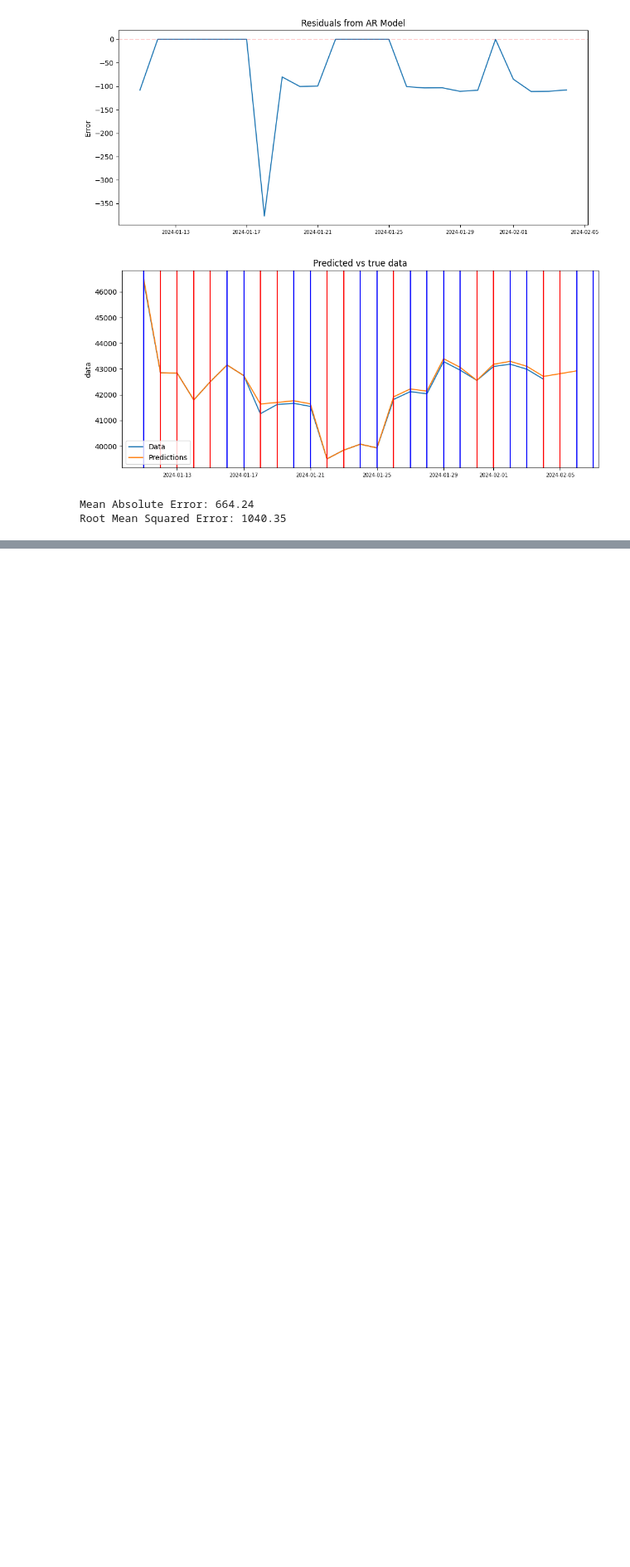
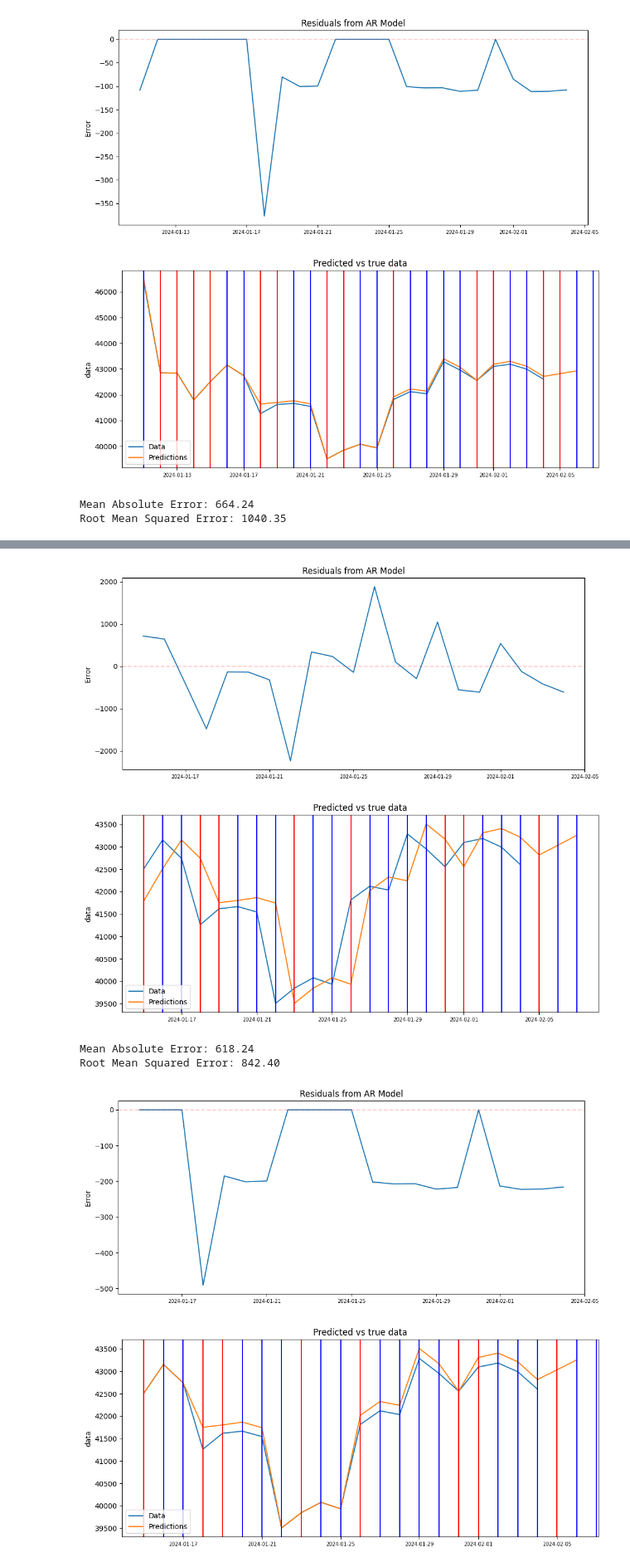
Before and after one commit to kirillsaidov/tm_forecast, a Jupyter notebook: src/tm_simulations.ipynb, the cells around one changed output, grey strips where cells are left out. Shown: that part at 83% size. Drawn from its saved outputs; the diff is of its cells as text; code cells hidden in the pictures; blank space fills up the shorter version.

Commit message:
tested using 2-day predictions with arima; simulations turned out to be worse

```diff
--- a/src/tm_simulations.ipynb
+++ b/src/tm_simulations.ipynb
@@ -184,7 +184,7 @@ def run_training_unsupervised(df_train: pd.DataFrame) -> pd.DataFrame:
 
 
 # runs the training process (supervised, correcting for true value and using its true value for training)
-def run_training_supervised(df_train: pd.DataFrame) -> tuple[pd.DataFrame, pd.Series]:
+def run_training_supervised(df_train: pd.DataFrame, n_periods: int = 1) -> tuple[pd.DataFrame, pd.Series]:
     # train the model
     model = AutoARIMA(
         trace=False,
@@ -193,7 +193,7 @@ def run_training_supervised(df_train: pd.DataFrame) -> tuple[pd.DataFrame, pd.Se
     ).fit(y=df_train, x=df_train)
 
     # predict
-    y_pred = model.predict(n_periods=1)
+    y_pred = model.predict(n_periods=n_periods)
 
     return df_train, y_pred
 
@@ -550,0 +657,21 @@ Root Mean Squared Error: 1040.35
+# %%
+# split into train and test data
+start_date, end_date = dfs.index[0], dfs.index[-1] - timedelta(days=backtest_size)
+df_train = dfs[:end_date-timedelta(days=1)]
+df_true = dfs[end_date:]
+
+# transform data
+df_sim_train = df_train.close.reset_index().set_index('date')
+df_sim_true = df_true.close.reset_index().set_index('date')
+
+# run simulation
+df_predictions, df_logs, _ = run_simulation_2dp(
+    df_sim_train=df_sim_train,
+    df_sim_true=df_sim_true,
+    strategyFunc=strategyFunc_2dp_as_predicted,
+    n_periods=n_periods,
+    balance=balance,
+    lots=lots,
+    verbose=True,
+    rolling_train_size=True,
+)
@@ -550,0 +720,10 @@ Root Mean Squared Error: 1040.35
+# %%
+tm_plot_report(df_sim_true[-21:], df_predictions[-24:], df_logs[-24:], figsize=(12, 5), xsize = 7)
+tm_plot_report(df_sim_true[-21:], df_predictions[-24:], df_logs[-24:], figsize=(12, 5), xsize = 7, shifted=True)
+# %% [output]
+[figure, added]
+[figure, added]
+Mean Absolute Error: 618.24
+Root Mean Squared Error: 842.40
+[figure, added]
+[figure, added]
```
Also changed, not shown: parts of 10 cells of this notebook.
